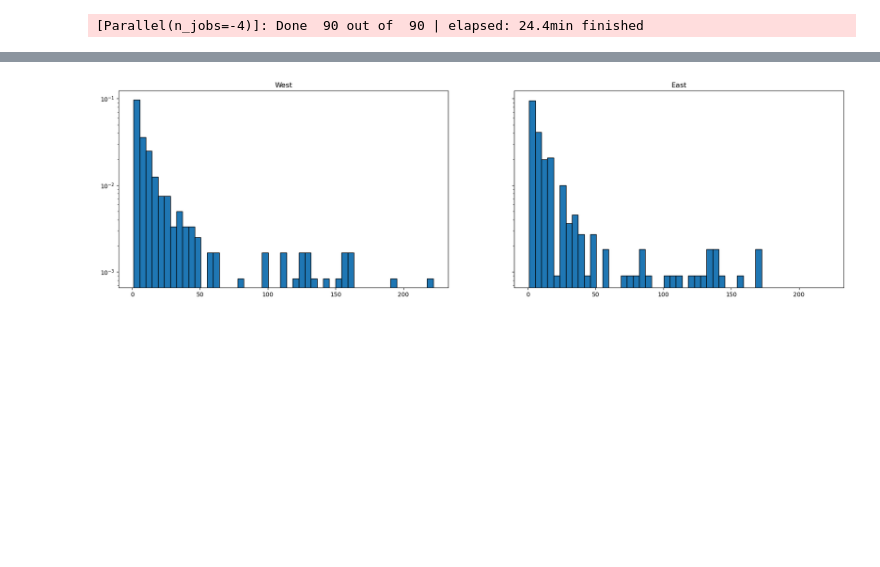
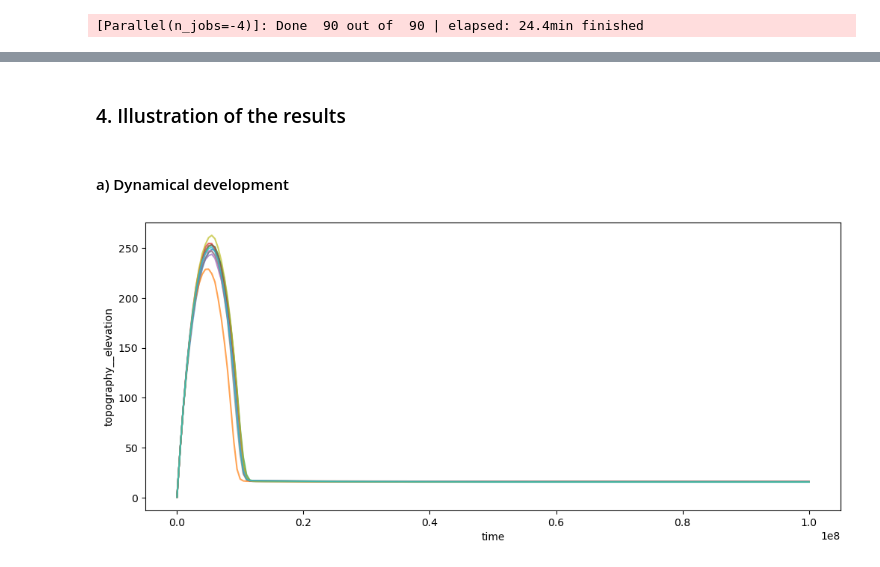
Before and after one commit to maltespringer/Landscape_Evolution_Modelling_FastScape_Graph_Theory, a Jupyter notebook: Project_ESPM_Test.ipynb, the cells around one changed output, grey strips where cells are left out. Drawn from its saved outputs; the diff is of its cells as text; code cells hidden in the pictures; blank space fills up the shorter version.

```diff
--- a/Project_ESPM_Test.ipynb
+++ b/Project_ESPM_Test.ipynb
@@ -587,5 +44,6 @@ class RandomFieldExperiment:
 # %%
-from fastscape.processes import FlowAccumulator, DrainageArea
-model = basic_model.update_processes({'drainage': FlowAccumulator})
+%load_ext xsimlab.ipython
+
+from fastscape.processes import FlowAccumulator
 model_sed = sediment_model.update_processes({'drainage': FlowAccumulator})
 # %%
@@ -1384,4 +315,17 @@ _ = metric_analysis(SIM=SIM_Prec_03, metric='betweenness', node_based=True, visu
-# %%
-_ = metric_analysis(SIM=SIM_Prec_03, metric="diameter", node_based=False, visualize=True, log=True, bin_num=50)
-# %% [output]
-[figure, removed]
+# %% [markdown]
+### 4. Illustration of the results
+# %%
+# Model Parameters - will be used in each of the different simulation runs
+
+nx,ny = 201, 101
+xl,yl = 40e3, 20e3
+x,y = np.meshgrid(np.linspace(0,xl,nx), np.linspace(0,yl,ny))
+tf = 10e7
+tstep = xr.DataArray(np.linspace(0,tf,401), dims='tstep')
+time = xr.DataArray(np.linspace(0,tf,201), dims='time')
+
+
+precip_base_arr = np.ones([ny, nx])
+precip_base_arr=precip_base_arr*5
+xr_2d = xr.DataArray(np.ones((ny,nx)), dims=['y','x'])
+precip_base_xr=xr_2d*5
@@ -1387,0 +372,24 @@ _ = metric_analysis(SIM=SIM_Prec_03, metric="diameter", node_based=False, visual
+# %% [markdown]
+#### a) Dynamical development
+# %%
+noises = [np.random.random(x.shape) for i in range(0,10)] # just 10 different initial noises here
+
+def run_model_parallel(model, ds_in, x, y, noise):
+    with model.drop_processes('init_topography'):
+        ds_out =  ds_in.xsimlab.update_vars(
+            input_vars={
+                'topography__elevation':
+                    noise,
+                'spl__k_coef_bedrock' : kf_new
+            }
+        ).xsimlab.run()
+
+    return ds_out
+
+results_test = Parallel(n_jobs=-4)(delayed(run_model_parallel)(model_sed, ds_in_sed, x, y, noise=n) for n in noises)
+# %%
+plt.figure(figsize=(12,5))
+[run.topography__elevation.mean(("x", "y")).plot(alpha=0.7) for run in results_test]
+plt.show()
+# %% [output]
+[figure, added]
```
Also changed, not shown: parts of 94 cells of this notebook, 1 other file.
